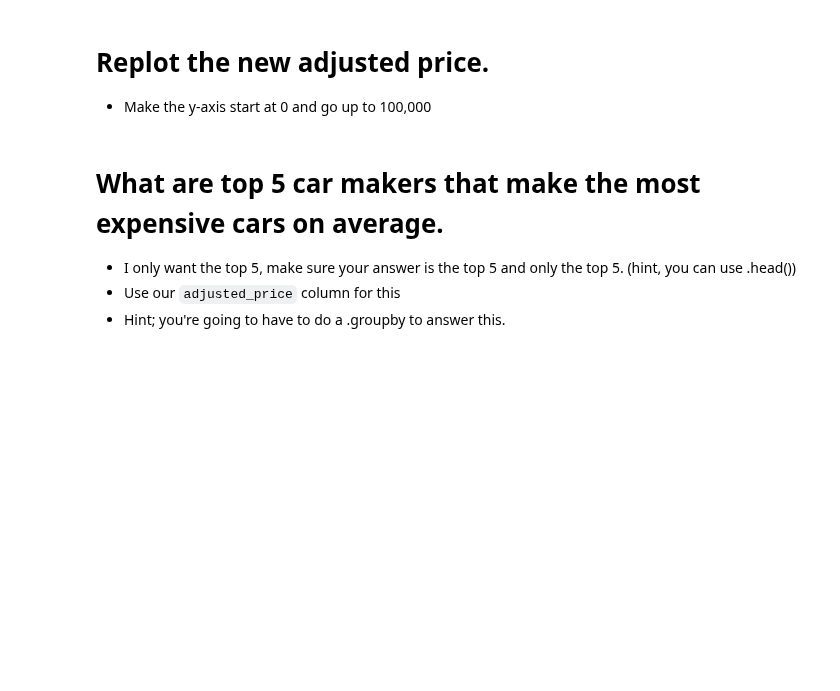
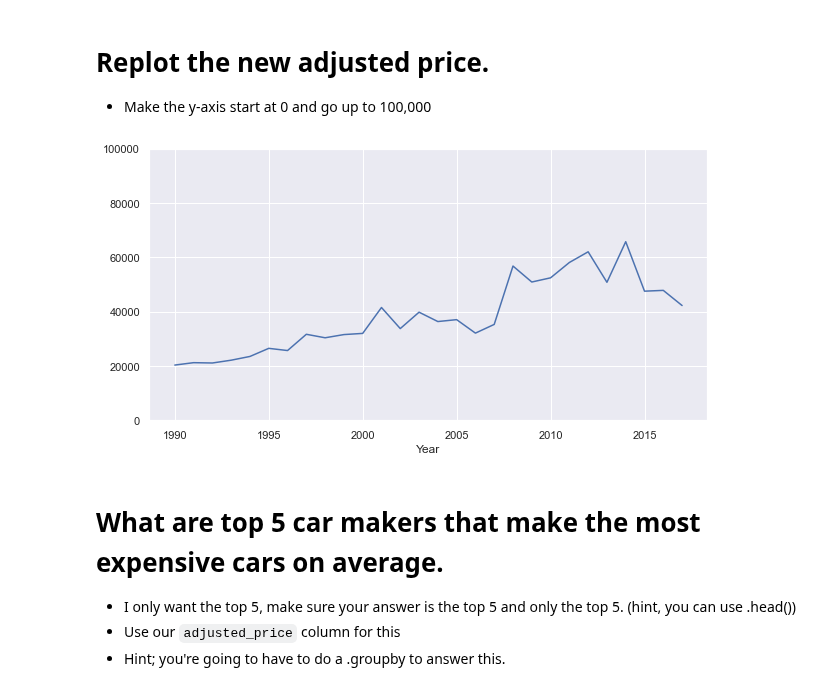
Before and after one commit to soashaker/2021-fall-data-science, a Jupyter notebook: Week-02-EDA/Exercise-EDA.ipynb, the cells around one changed output. Drawn from its saved outputs; the diff is of its cells as text; code cells hidden in the pictures; blank space fills up the shorter version.

```diff
--- a/Week-02-EDA/Exercise-EDA.ipynb
+++ b/Week-02-EDA/Exercise-EDA.ipynb
@@ -116,6 +121,9 @@ Make a new column that is called `adjusted_price`, that contains all prices, how
    * Hint; you might need to use our old friend `np.where`
 # %%
 # Make a column where is 10 when year is less than 2000, else 1.
-
+condition = df['Year'] <= 2000
+df['adjusted_price'] = np.where(condition, 10, 1)
 
 # Multiply the MSRP by the price adjuster.
+df['adjusted_price'] = df['MSRP'] * df['adjusted_price']
+df.iloc[25:30]
@@ -127,3 +140,9 @@ Make a new column that is called `adjusted_price`, that contains all prices, how
+# %%
+# Plot new prices
+gpby = df.groupby('Year')['adjusted_price'].mean()
+gpby.plot(kind='line', x='Year', y='adjusted_price', ylim=(0, 100000), figsize=(10,5));
+# %% [output]
+[figure, added]
 # %% [markdown]
 # What are top 5 car makers that make the most expensive cars on average.
 * I only want the top 5, make sure your answer is the top 5 and only the top 5. (hint, you can use .head())
```
Also changed, not shown: parts of 5 cells of this notebook.
